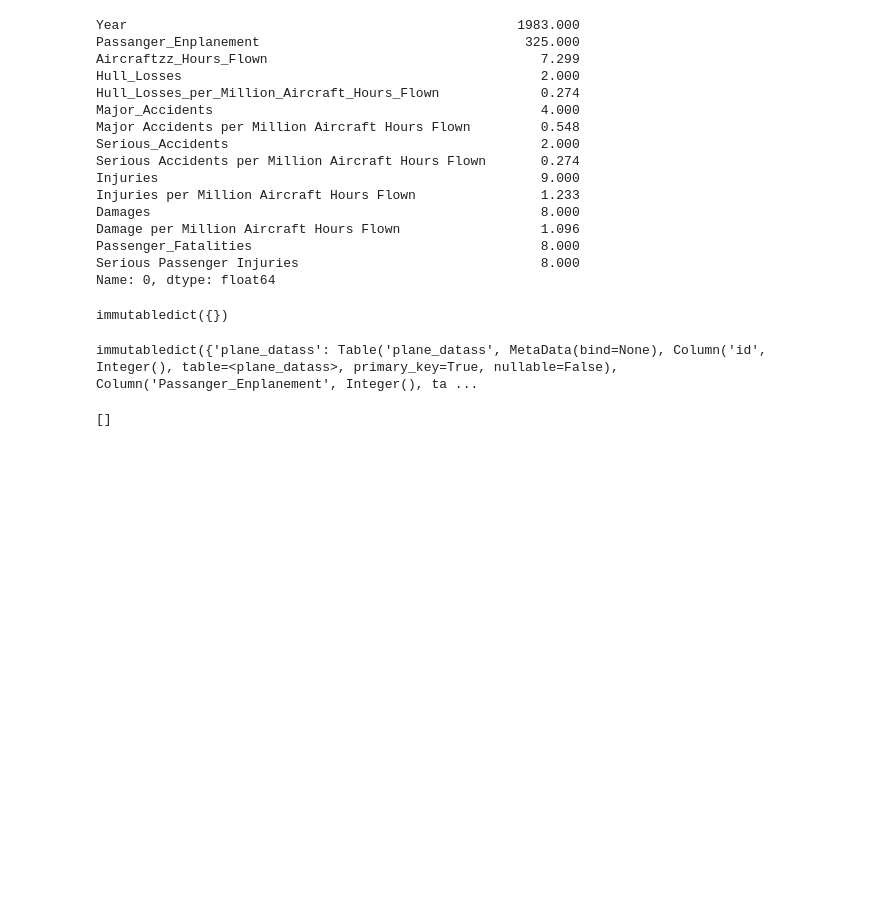
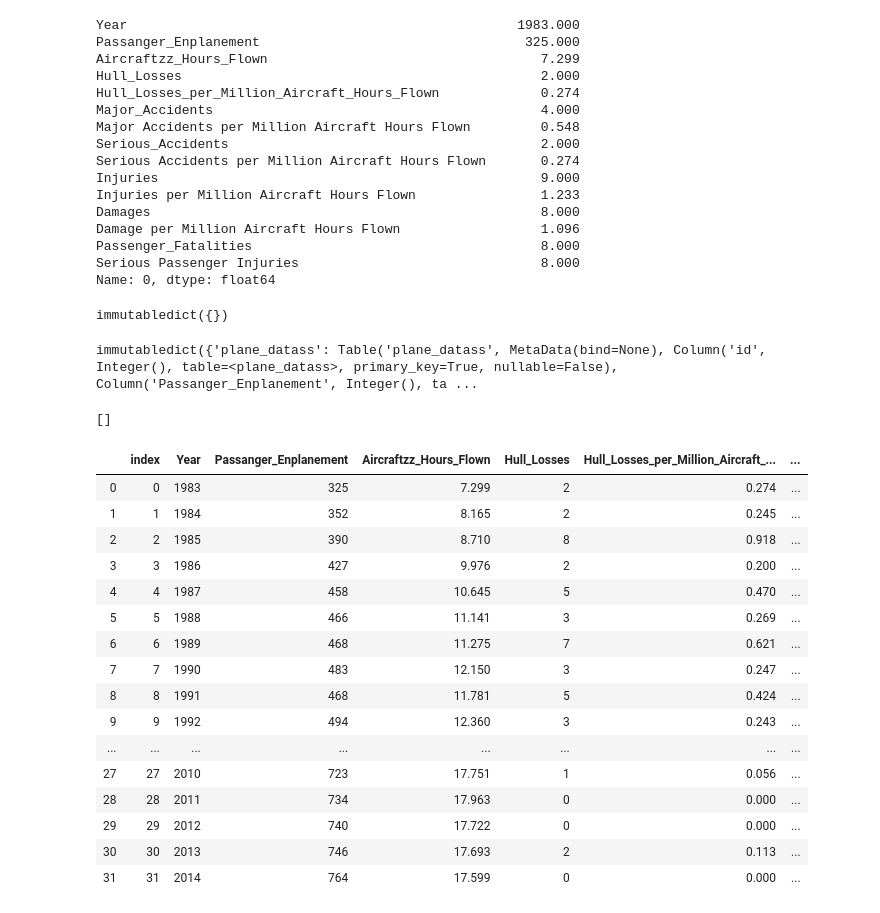
Before and after one commit to SeanStroh/ETL-Project, a Jupyter notebook: CodeFiles/ETL_Proj.ipynb, the cells around one changed output. Saved outputs shown, nothing was run; the diff lists cells and outputs as text; code cells hidden in the pictures; blank space fills up the shorter version.

```diff
--- a/CodeFiles/ETL_Proj.ipynb
+++ b/CodeFiles/ETL_Proj.ipynb
@@ -241,3 +241,23 @@ engine.table_names()
 []
 # %%
 final_merged.to_sql('plane_datass', con=engine, if_exists = "append")
+# %%
+pd.read_sql(f"SELECT * FROM plane_datass", con=engine)
+# %% [output]
+|  | index | Year | Passanger_Enplanement | Aircraftzz_Hours_Flown | Hull_Losses | Hull_Losses_per_Million_Aircraft_... | ... |
+| 0 | 0 | 1983 | 325 | 7.299 | 2 | 0.274 | ... |
+| 1 | 1 | 1984 | 352 | 8.165 | 2 | 0.245 | ... |
+| 2 | 2 | 1985 | 390 | 8.710 | 8 | 0.918 | ... |
+| 3 | 3 | 1986 | 427 | 9.976 | 2 | 0.200 | ... |
+| 4 | 4 | 1987 | 458 | 10.645 | 5 | 0.470 | ... |
+| 5 | 5 | 1988 | 466 | 11.141 | 3 | 0.269 | ... |
+| 6 | 6 | 1989 | 468 | 11.275 | 7 | 0.621 | ... |
+| 7 | 7 | 1990 | 483 | 12.150 | 3 | 0.247 | ... |
+| 8 | 8 | 1991 | 468 | 11.781 | 5 | 0.424 | ... |
+| 9 | 9 | 1992 | 494 | 12.360 | 3 | 0.243 | ... |
+| ... | ... | ... | ... | ... | ... | ... | ... |
+| 27 | 27 | 2010 | 723 | 17.751 | 1 | 0.056 | ... |
+| 28 | 28 | 2011 | 734 | 17.963 | 0 | 0.000 | ... |
+| 29 | 29 | 2012 | 740 | 17.722 | 0 | 0.000 | ... |
+| 30 | 30 | 2013 | 746 | 17.693 | 2 | 0.113 | ... |
+| 31 | 31 | 2014 | 764 | 17.599 | 0 | 0.000 | ... |
```
